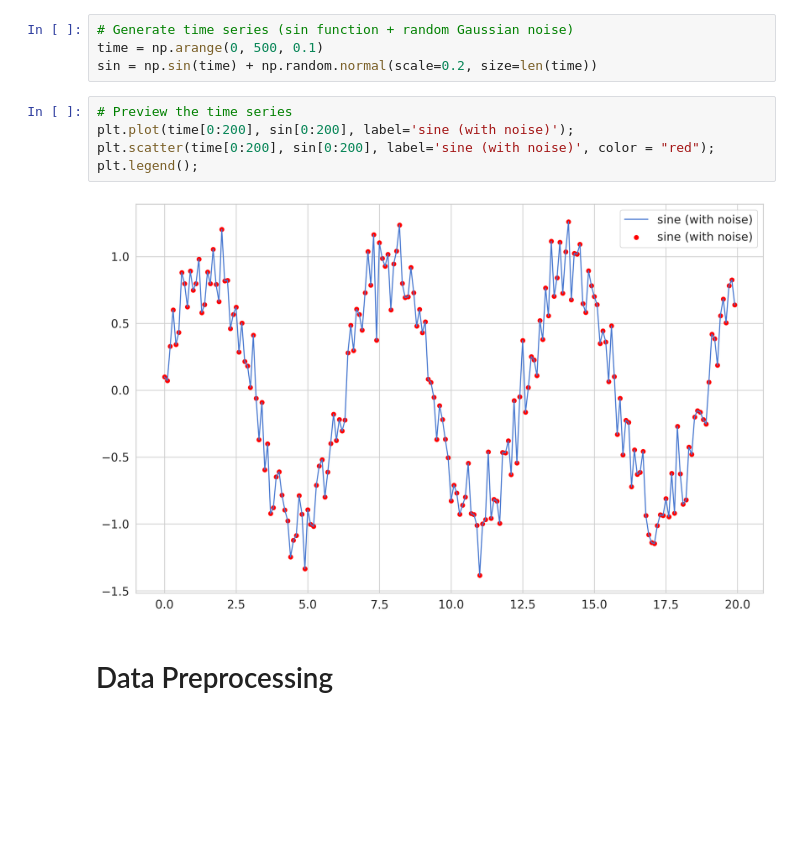
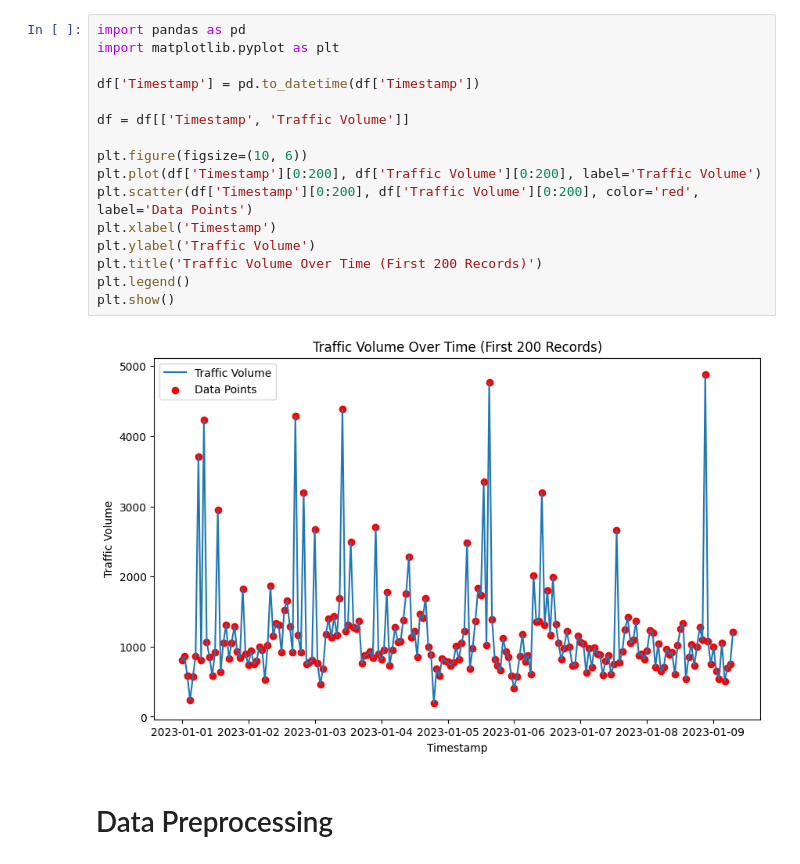
Before and after one commit to iosifdaniel07/-Handwriting-to-Text-Converter-, a Jupyter notebook: Proiect2_Calcul_Neuronal.ipynb, the cells around one changed output. Saved outputs shown, nothing was run; the diff lists cells and outputs as text; blank space fills up the shorter version.

```diff
--- a/Proiect2_Calcul_Neuronal.ipynb
+++ b/Proiect2_Calcul_Neuronal.ipynb
@@ -56,17 +57,24 @@ Available files: ['.config', 'traffic_dataset_with_trend.csv', 'sample_data']
 dtypes: bool(1), float64(1), object(2)
 memory usage: 213.4+ KB
 None
-# %%
-# Generate time series (sin function + random Gaussian noise)
-time = np.arange(0, 500, 0.1)
-sin = np.sin(time) + np.random.normal(scale=0.2, size=len(time))
-# %%
-# Preview the time series
-plt.plot(time[0:200], sin[0:200], label='sine (with noise)');
-plt.scatter(time[0:200], sin[0:200], label='sine (with noise)', color = "red");
-plt.legend();
-# %% [output]
-[figure, removed]
+# %%
+import pandas as pd
+import matplotlib.pyplot as plt
+
+df['Timestamp'] = pd.to_datetime(df['Timestamp'])
+
+df = df[['Timestamp', 'Traffic Volume']]
+
+plt.figure(figsize=(10, 6))
+plt.plot(df['Timestamp'][0:200], df['Traffic Volume'][0:200], label='Traffic Volume')
+plt.scatter(df['Timestamp'][0:200], df['Traffic Volume'][0:200], color='red', label='Data Points')
+plt.xlabel('Timestamp')
+plt.ylabel('Traffic Volume')
+plt.title('Traffic Volume Over Time (First 200 Records)')
+plt.legend()
+plt.show()
+# %% [output]
+[figure, added]
 # %% [markdown]
 # Data Preprocessing
 # %%
```
Also changed, not shown: parts of 1 cell of this notebook.
